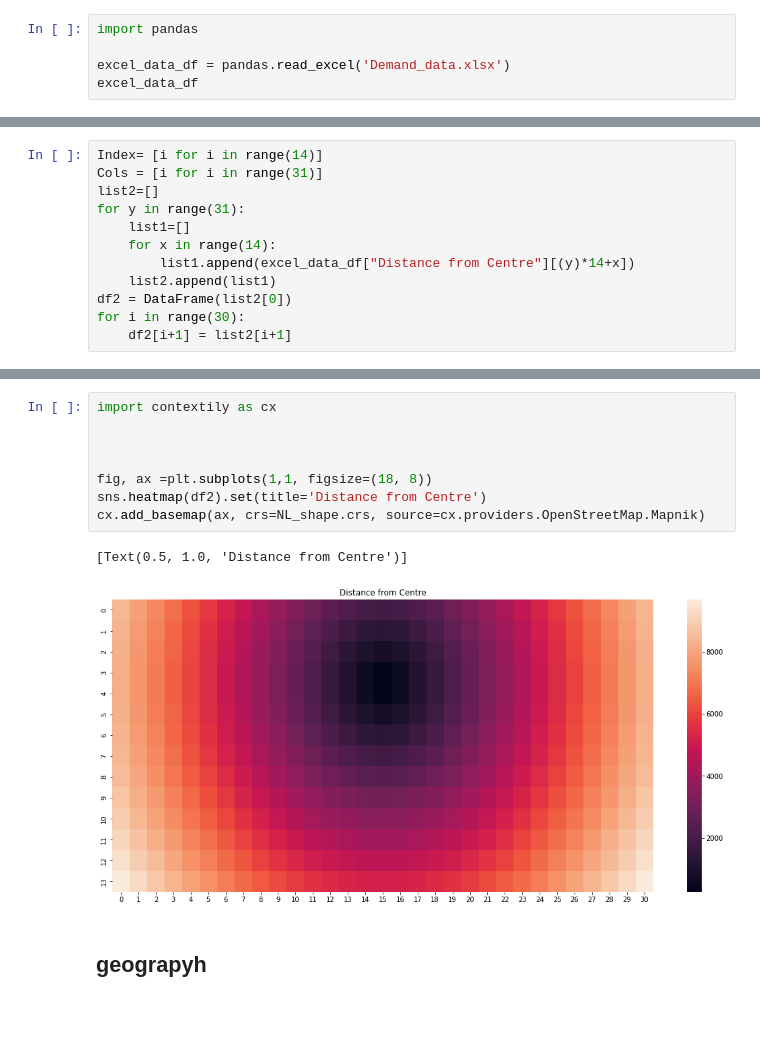
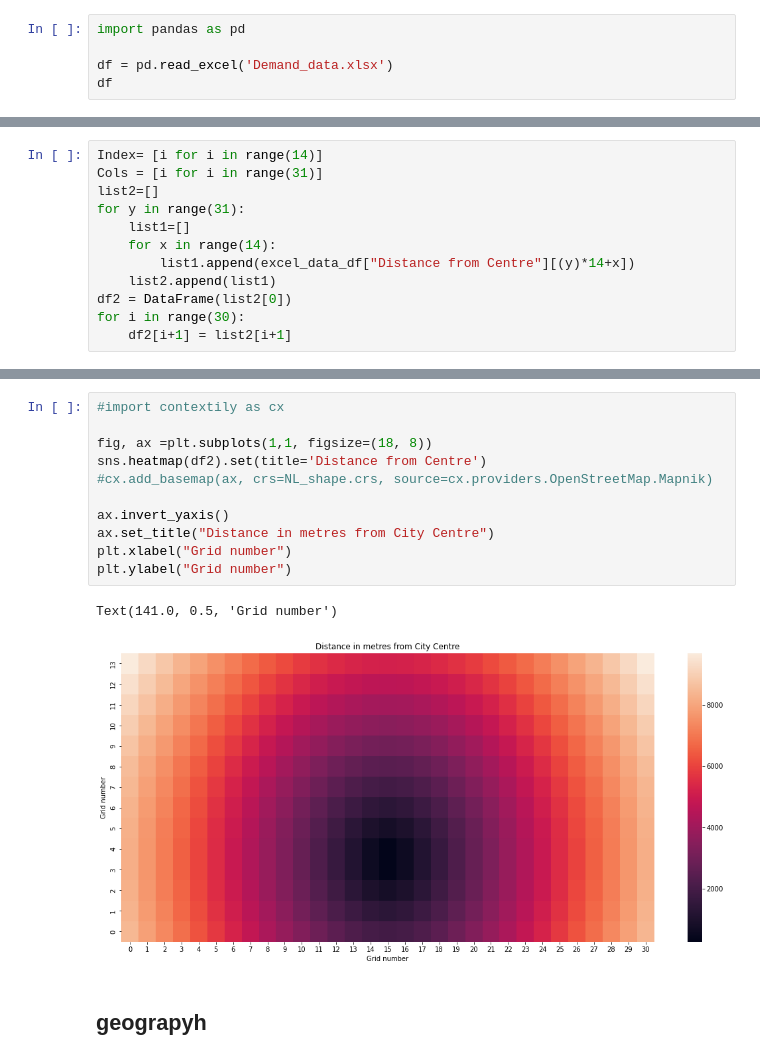
Before and after one commit to simocc/MMCS_project, a Jupyter notebook: preliminary_data_viz..ipynb, the cells around one changed output, grey strips where cells are left out. Cells and saved outputs as stored; diff of their text form; blank space fills up the shorter version.

```diff
--- a/preliminary_data_viz..ipynb
+++ b/preliminary_data_viz..ipynb
@@ -1,8 +1,8 @@
 # %%
-import pandas
+import pandas as pd
 
-excel_data_df = pandas.read_excel('Demand_data.xlsx')
-excel_data_df
+df = pd.read_excel('Demand_data.xlsx')
+df
 # %% [output]
 |  | Ref | geometry | Number of Charging Points | Number of Slow Charging Points | Number of Fast Charging Points | ... |
 | 0 | 1.0 | POLYGON ((-3.105818823440952 56.4... | 0.0 | 0.0 | 0.0 | ... |
@@ -37,14 +163,17 @@ for i in range(30):
 # %%
-import contextily as cx
-
-
+#import contextily as cx
 
 fig, ax =plt.subplots(1,1, figsize=(18, 8))
 sns.heatmap(df2).set(title='Distance from Centre')
-cx.add_basemap(ax, crs=NL_shape.crs, source=cx.providers.OpenStreetMap.Mapnik)
+#cx.add_basemap(ax, crs=NL_shape.crs, source=cx.providers.OpenStreetMap.Mapnik)
+
+ax.invert_yaxis()
+ax.set_title("Distance in metres from City Centre")
+plt.xlabel("Grid number")
+plt.ylabel("Grid number")
 # %% [output]
-[Text(0.5, 1.0, 'Distance from Centre')]
+Text(141.0, 0.5, 'Grid number')
-[figure, old version]
+[figure, new version]
 # %% [markdown]
 ## geograpyh
 # %%
```
Also changed, not shown: parts of 6 cells of this notebook, 6 other files.
